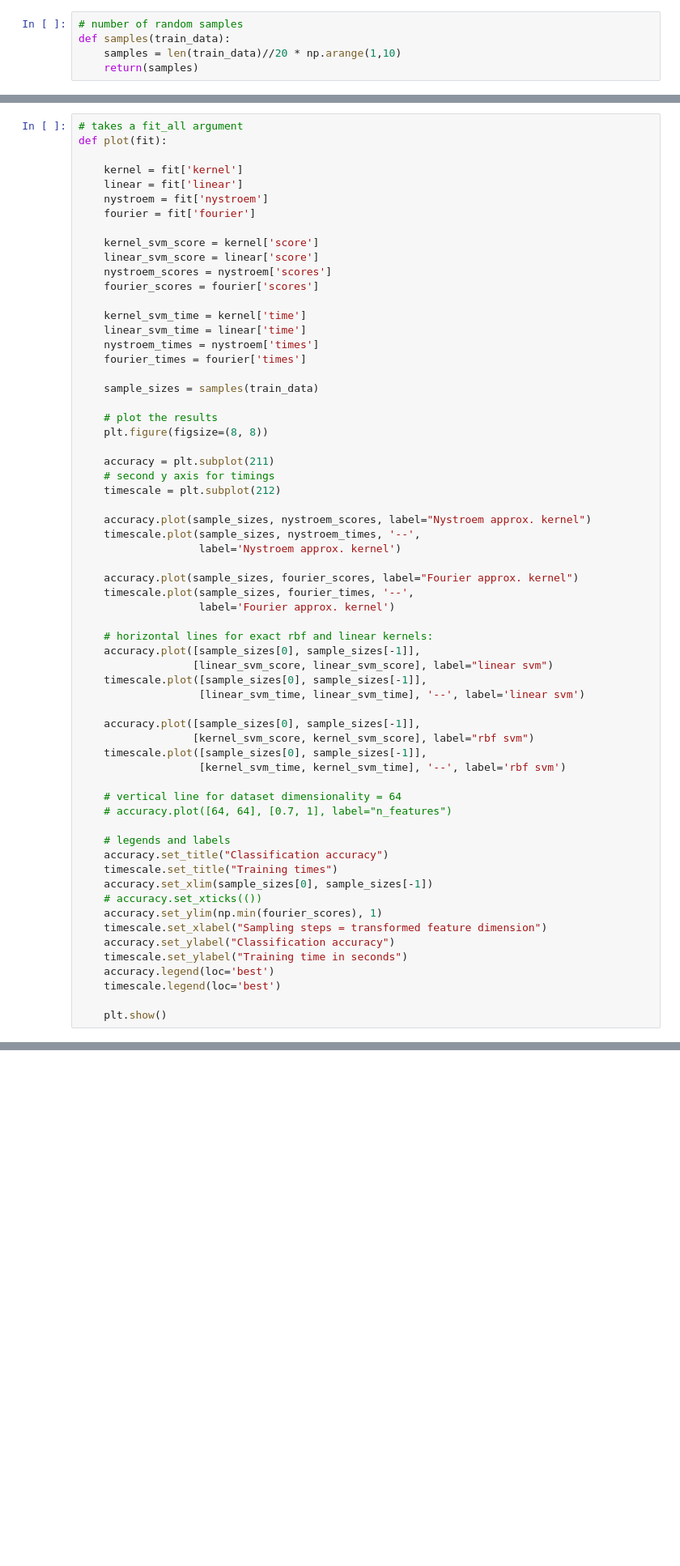
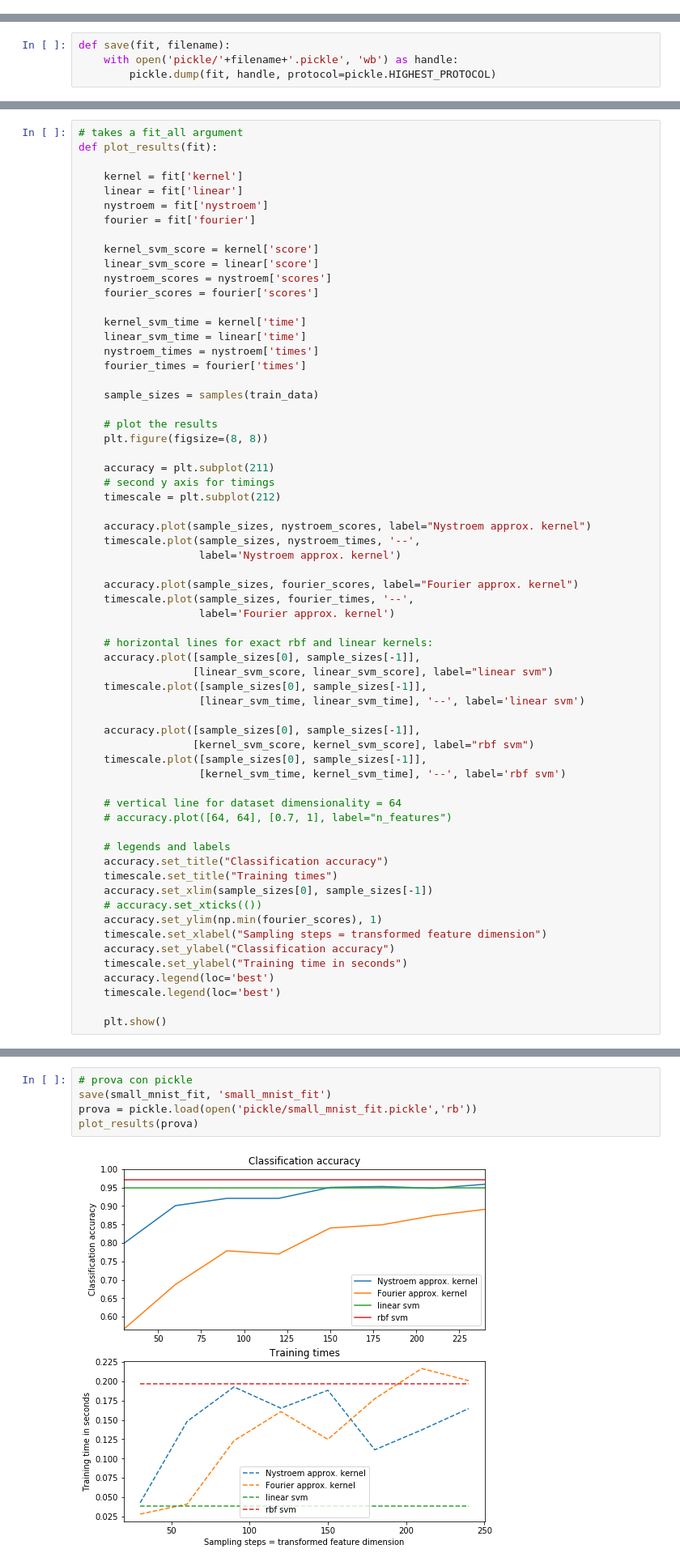
Before and after one commit to ginevracoal/statisticalMachineLearning, a Jupyter notebook: individual_project/code/sklearn_nystroem_vs_RBF.ipynb, the cells around one changed output, grey strips where cells are left out. Shown at 81% size. Cells and saved outputs as stored; diff of their text form; blank space fills up the shorter version.

```diff
--- a/individual_project/code/sklearn_nystroem_vs_RBF.ipynb
+++ b/individual_project/code/sklearn_nystroem_vs_RBF.ipynb
@@ -51,10 +66,5 @@ def linear(train_data, train_labels, test_data, test_labels):
     linear_svm_score = linear_svm.score(test_data, test_labels)
     linear_svm_time = time() - start
     return ({'score':linear_svm_score, 'time':linear_svm_time})
-# %%
-# number of random samples
-def samples(train_data):
-    samples = len(train_data)//20 * np.arange(1,10)
-    return(samples)
 # %%
 def nystroem(train_data, train_labels, test_data, test_labels):
@@ -102,11 +119,15 @@ def fit_all(train_data, train_labels, test_data, test_labels):
     fourier_out = fourier(train_data, train_labels, test_data, test_labels)
 
     return({'kernel':kernel_out, 'linear':linear_out, 'nystroem':nystroem_out, 'fourier':fourier_out})
+# %%
+def save(fit, filename):
+    with open('pickle/'+filename+'.pickle', 'wb') as handle:
+        pickle.dump(fit, handle, protocol=pickle.HIGHEST_PROTOCOL)
 # %% [markdown]
 ## plot
 # %%
 # takes a fit_all argument
-def plot(fit):
+def plot_results(fit):
 
     kernel = fit['kernel']
     linear = fit['linear']
@@ -206,3 +279,10 @@ plot(small_mnist_fit)
+# %%
+# prova con pickle
+save(small_mnist_fit, 'small_mnist_fit')
+prova = pickle.load(open('pickle/small_mnist_fit.pickle','rb'))
+plot_results(prova)
+# %% [output]
+[figure, added]
 # %% [markdown]
 ## MNIST original
 
```
Also changed, not shown: parts of 52 cells of this notebook, 14 other files.
